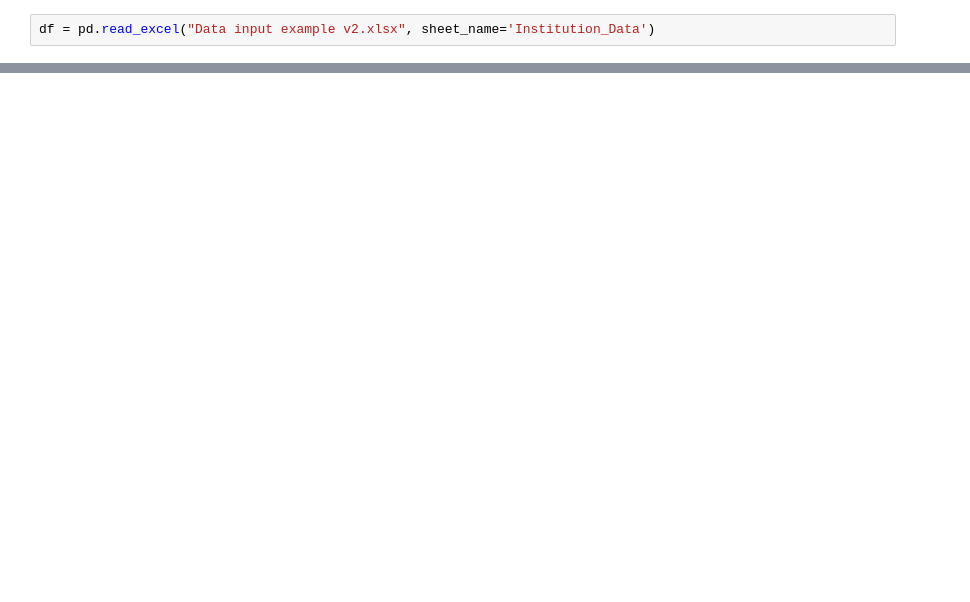
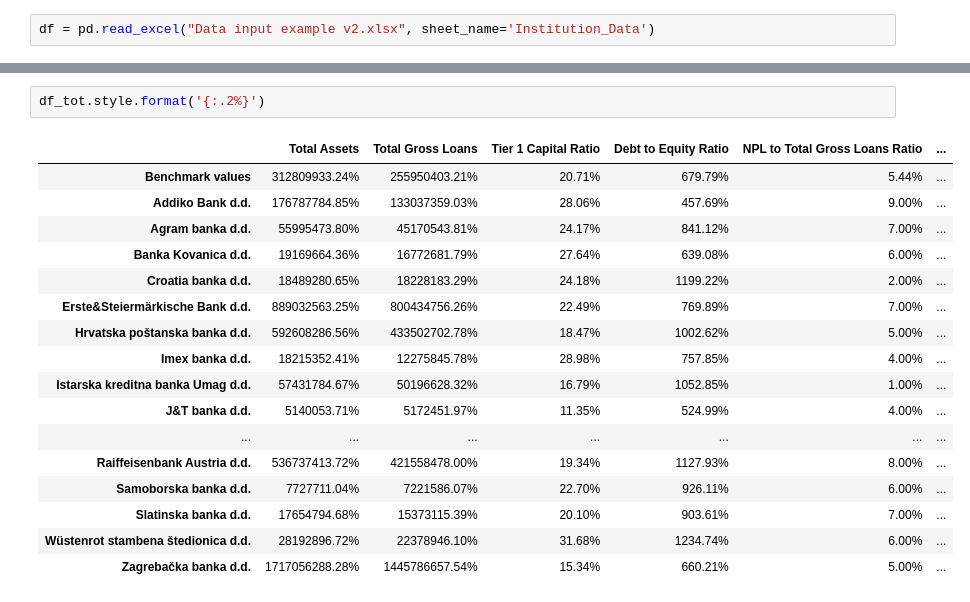
Before and after one commit to dorianstipic/Rating-Model-Streamlit-App, a Jupyter notebook: Testing.ipynb, the cells around one changed output, grey strips where cells are left out. Saved outputs shown, nothing was run; the diff lists cells and outputs as text; blank space fills up the shorter version.

```diff
--- a/Testing.ipynb
+++ b/Testing.ipynb
@@ -27,0 +707,20 @@ df
+# %%
+df_tot.style.format('{:.2%}')
+# %% [output]
+|  | Total Assets | Total Gross Loans | Tier 1 Capital Ratio | Debt to Equity Ratio | NPL to Total Gross Loans Ratio | ... |
+| Benchmark values | 312809933.24% | 255950403.21% | 20.71% | 679.79% | 5.44% | ... |
+| Addiko Bank d.d. | 176787784.85% | 133037359.03% | 28.06% | 457.69% | 9.00% | ... |
+| Agram banka d.d. | 55995473.80% | 45170543.81% | 24.17% | 841.12% | 7.00% | ... |
+| Banka Kovanica d.d. | 19169664.36% | 16772681.79% | 27.64% | 639.08% | 6.00% | ... |
+| Croatia banka d.d. | 18489280.65% | 18228183.29% | 24.18% | 1199.22% | 2.00% | ... |
+| Erste&Steiermärkische Bank d.d. | 889032563.25% | 800434756.26% | 22.49% | 769.89% | 7.00% | ... |
+| Hrvatska poštanska banka d.d. | 592608286.56% | 433502702.78% | 18.47% | 1002.62% | 5.00% | ... |
+| Imex banka d.d. | 18215352.41% | 12275845.78% | 28.98% | 757.85% | 4.00% | ... |
+| Istarska kreditna banka Umag d.d. | 57431784.67% | 50196628.32% | 16.79% | 1052.85% | 1.00% | ... |
+| J&T banka d.d. | 5140053.71% | 5172451.97% | 11.35% | 524.99% | 4.00% | ... |
+| ... | ... | ... | ... | ... | ... | ... |
+| Raiffeisenbank Austria d.d. | 536737413.72% | 421558478.00% | 19.34% | 1127.93% | 8.00% | ... |
+| Samoborska banka d.d. | 7727711.04% | 7221586.07% | 22.70% | 926.11% | 6.00% | ... |
+| Slatinska banka d.d. | 17654794.68% | 15373115.39% | 20.10% | 903.61% | 7.00% | ... |
+| Wüstenrot stambena štedionica d.d. | 28192896.72% | 22378946.10% | 31.68% | 1234.74% | 6.00% | ... |
+| Zagrebačka banka d.d. | 1717056288.28% | 1445786657.54% | 15.34% | 660.21% | 5.00% | ... |
```
Also changed, not shown: parts of 44 cells of this notebook, 7 other files.
